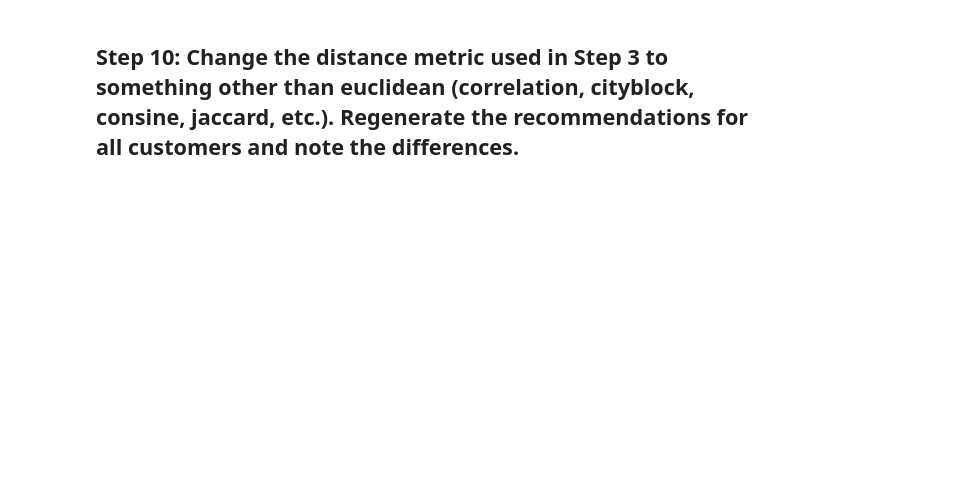
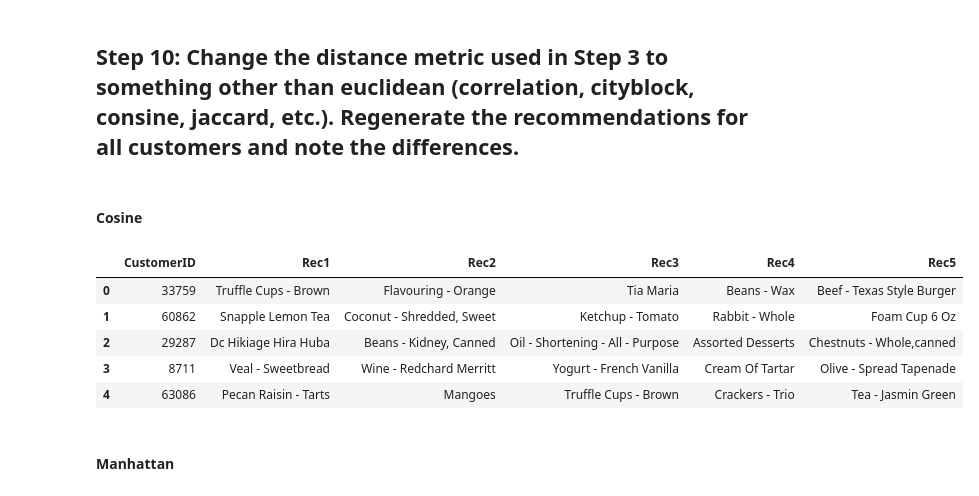
Before and after one commit to ta-datapt-bcn/lab-intro-recommender-systems, a Jupyter notebook: your-code/main.ipynb, the cells around one changed output. Saved outputs shown, nothing was run; the diff lists cells and outputs as text; code cells hidden in the pictures; blank space fills up the shorter version.

```diff
--- a/your-code/main.ipynb
+++ b/your-code/main.ipynb
@@ -46,2 +194,30 @@ This will give you the total number of each product purchased by the 5 most simi
 # %% [markdown]
 ## Step 10: Change the distance metric used in Step 3 to something other than euclidean (correlation, cityblock, consine, jaccard, etc.). Regenerate the recommendations for all customers and note the differences.
+# %% [markdown]
+#### Cosine
+# %%
+distances = pd.DataFrame(1/(1 + squareform(pdist(s2, 'cosine'))),
+                         index=s2.index, columns=s2.index)
+# %%
+recommendations = {}
+customers = list(data.CustomerID.value_counts().index)
+for i in customers:
+        similarities = distances[i].sort_values(ascending=False)[1:6]
+        s5 = s1.loc[s1.CustomerID.isin(list(similarities.index))]
+        s6 = s5[['ProductName', 'Quantity']].groupby('ProductName', as_index=False).agg('sum').sort_values(by='Quantity', ascending=False)
+        bought = list(data.ProductName.loc[(data.CustomerID == i)])
+        s7 = s6.loc[~s6.ProductName.isin(bought)]
+        recommendations[i] = list(s7.ProductName.head())
+# %%
+item_recs = pd.DataFrame.from_dict(recommendations, orient='index').reset_index()
+item_recs.columns = ['CustomerID', 'Rec1', 'Rec2', 'Rec3', 'Rec4', 'Rec5']
+item_recs.head()
+# %% [output]
+|  | CustomerID | Rec1 | Rec2 | Rec3 | Rec4 | Rec5 |
+| 0 | 33759 | Truffle Cups - Brown | Flavouring - Orange | Tia Maria | Beans - Wax | Beef - Texas Style Burger |
+| 1 | 60862 | Snapple Lemon Tea | Coconut - Shredded, Sweet | Ketchup - Tomato | Rabbit - Whole | Foam Cup 6 Oz |
+| 2 | 29287 | Dc Hikiage Hira Huba | Beans - Kidney, Canned | Oil - Shortening - All - Purpose | Assorted Desserts | Chestnuts - Whole,canned |
+| 3 | 8711 | Veal - Sweetbread | Wine - Redchard Merritt | Yogurt - French Vanilla | Cream Of Tartar | Olive - Spread Tapenade |
+| 4 | 63086 | Pecan Raisin - Tarts | Mangoes | Truffle Cups - Brown | Crackers - Trio | Tea - Jasmin Green |
+# %% [markdown]
+#### Manhattan
```
Also changed, not shown: parts of 19 cells of this notebook.
